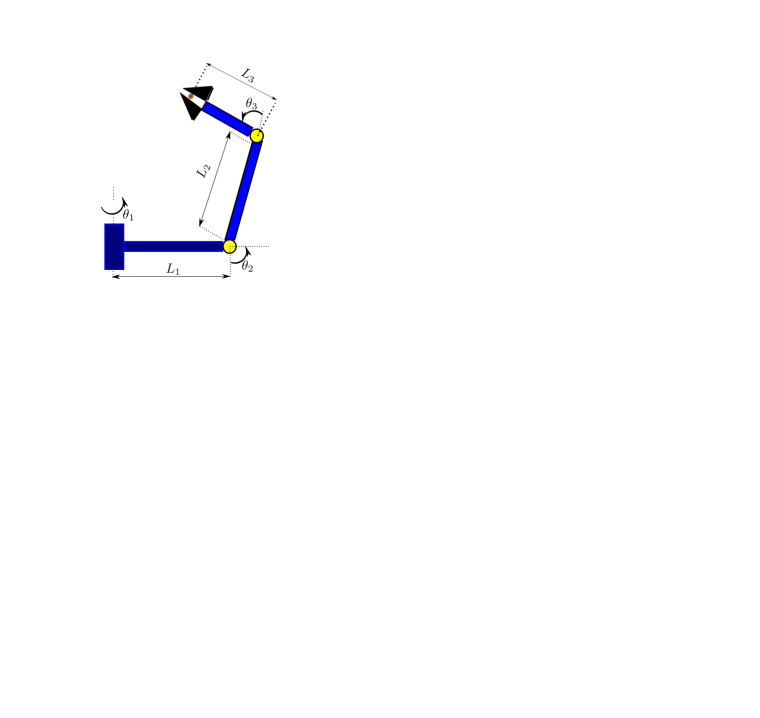
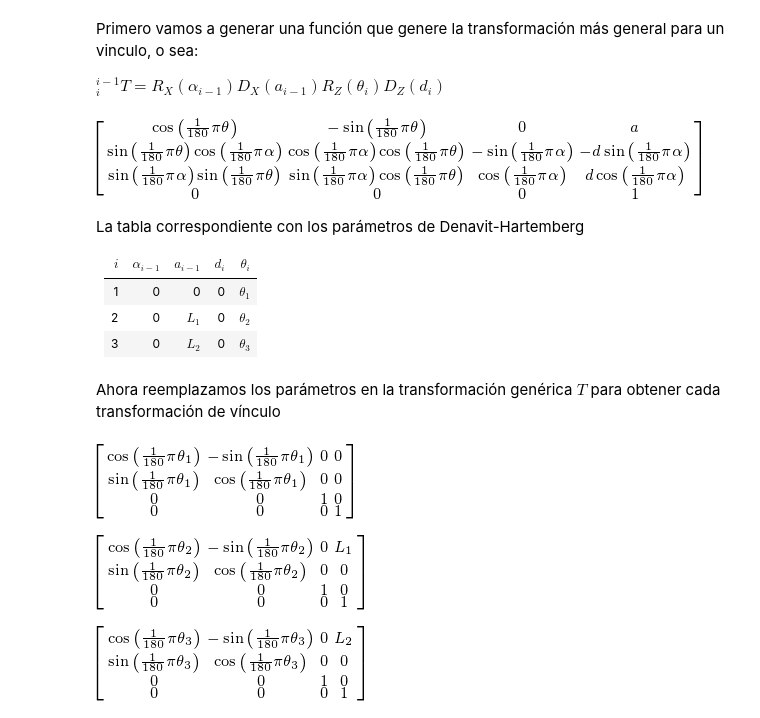
Before and after one commit to elsuizo/Control_de_robots_py, a Jupyter notebook: tp2.ipynb, the cells around one changed output. Saved outputs shown, nothing was run; the diff lists cells and outputs as text; code cells hidden in the pictures; blank space fills up the shorter version.

```diff
--- a/tp2.ipynb
+++ b/tp2.ipynb
@@ -26,8 +31,62 @@ import numpy as np
 # %%
 #Con esto las salidas van a ser en LaTeX
 init_printing(use_latex=True)
-# %%
-
-Image(filename='dibujo_robot2_tp2.png')
-# %% [output]
-[figure, removed]
+# %% [markdown]
+Primero vamos a generar una función que genere la transformación más general para un vinculo, o sea:
+
+$^{i-1}_{i} T = R_{X}(\alpha_{i-1})D_{X}(a_{i-1})R_{Z}(\theta_{i})D_{Z}(d_{i})$
+# %%
+#Funcion simbólica para una rotación(transformacion homogenea) sobre el eje X
+def Rot_X(angle):
+
+    rad = angle*pi/180
+    M = Matrix([[1,0,0,0],[ 0,cos(rad),-sin(rad),0],[0,sin(rad), cos(rad),0],[0,0,0,1]])
+
+    return M
+
+#Funcion simbólica para una rotación(transformacion homogenea) sobre el eje Y
+def Rot_Y(angle):
+    rad = angle*pi/180
+    M = Matrix([[cos(rad),0,sin(rad),0],[ 0,1,0,0],[-sin(rad), 0,cos(rad),0],[0,0,0,1]])
+
+    return M
+
+#Funcion simbólica para una rotación(transformacion homogenea) sobre el eje Z
+def Rot_Z(angle):
+    rad = angle*pi/180
+    M = Matrix([[cos(rad),- sin(rad),0,0],[ sin(rad), cos(rad), 0,0],[0,0,1,0],[0,0,0,1]])
+    return M
+# %%
+#Funcion simbolica para una traslacion en el eje X
+def Traslacion_X(num):
+    D = Matrix([[1,0,0,num],[0,1,0,0],[0,0,1,0],[0,0,0,1]])
+    return D
+
+#Funcion simbolica para una traslacion en el eje Y
+def Traslacion_Y(num):
+    D = Matrix([[1,0,0,0],[0,1,0,num],[0,0,1,0],[0,0,0,1]])
+    return D
+
+#Funcion simbolica para una traslacion en el eje Z
+def Traslacion_Z(num):
+    D = Matrix([[1,0,0,0],[0,1,0,0],[0,0,1,num],[0,0,0,1]])
+    return D
+# %%
+#estos son simbolos especiales que los toma como letras griegas directamente(muuy groso)
+alpha, beta , gamma, phi, theta, a, d =symbols('alpha beta gamma phi theta a d')
+# %%
+#Generamos la transformacion
+T = Rot_X(alpha) * Traslacion_X(a) * Rot_Z(theta) * Traslacion_Z(d)
+T
+# %% [output]
+[figure, added]
+# %% [markdown]
+La tabla correspondiente con los parámetros de Denavit-Hartemberg
+
+| $i$     | $\alpha_{i-1}$     |$a_{i-1}$    |$d_{i}$ |$\theta_{i}$ |
+| ------------- | ------------- |-------------|----------|----------|
+| 1 | 0 |  0           | 0         |   $\theta_{1}$       |
+| 2 | 0 |  $L_{1}$           |    0      |   $\theta_{2}$       |
+| 3 |        0       |     $L_{2}$        |       0   |    $\theta_{3}$      |
+# %% [markdown]
+Ahora reemplazamos los parámetros en la transformación genérica $T$ para obtener cada transformación de vínculo
@@ -33,0 +96,15 @@ Image(filename='dibujo_robot2_tp2.png')
+# %%
+T_0_1 = T.subs([(alpha,0),(a,0),(d,0),(theta,theta_1)])
+T_0_1
+# %% [output]
+[figure, added]
+# %%
+T_1_2 = T.subs([(alpha,0),(a,L_1),(d,0),(theta,theta_2)])
+T_1_2
+# %% [output]
+[figure, added]
+# %%
+T_2_3 = T.subs([(alpha,0),(a,L_2),(d,0),(theta,theta_3)])
+T_2_3
+# %% [output]
+[figure, added]
```
Also changed, not shown: parts of 36 cells of this notebook.
